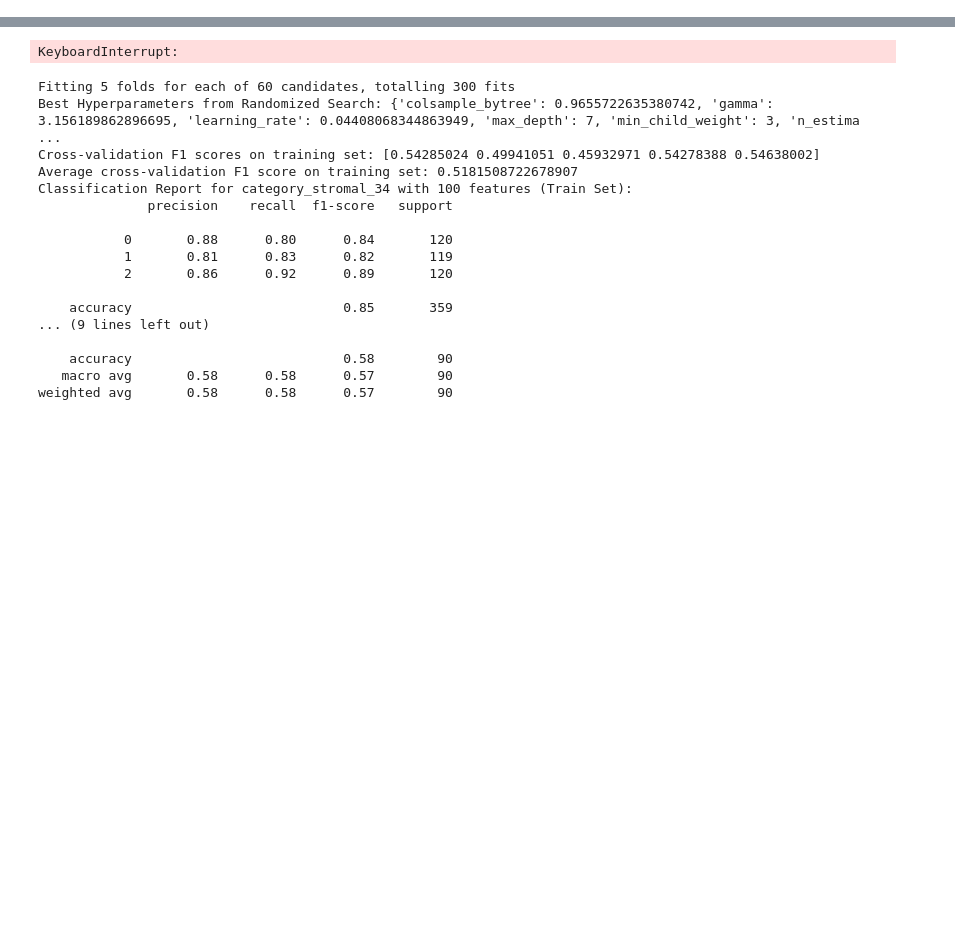
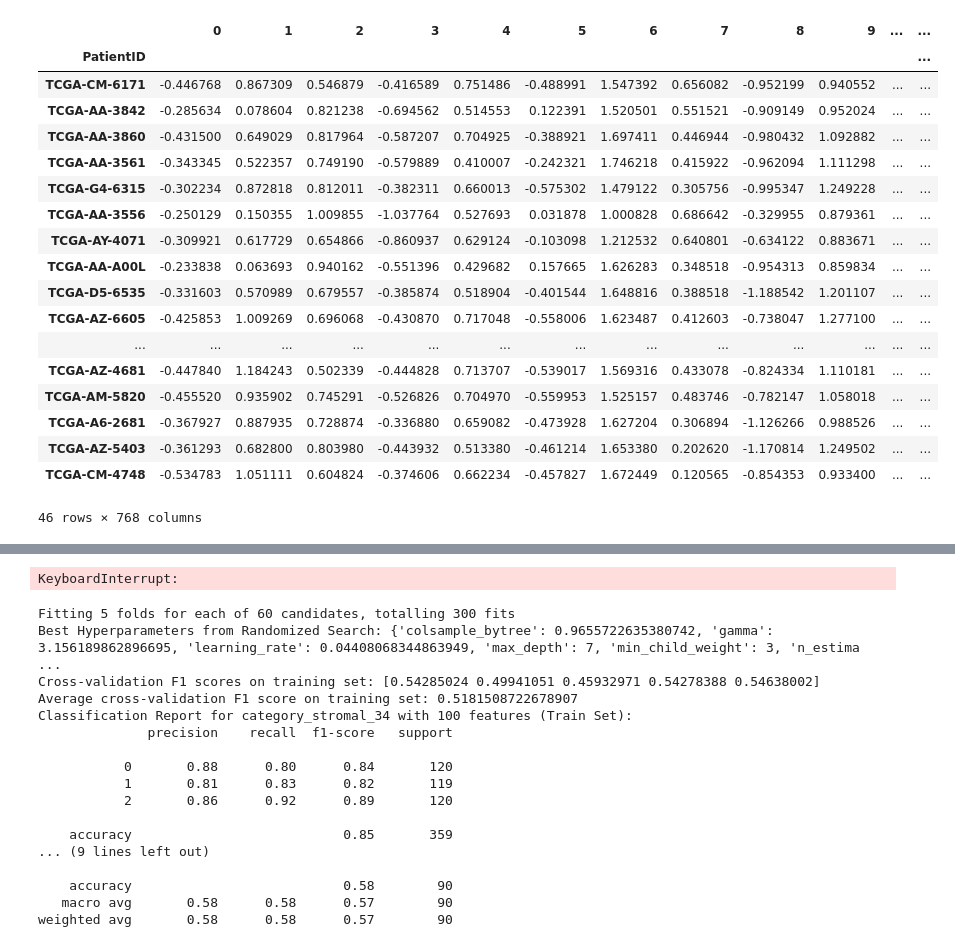
Before and after one commit to pikapika-qiu/CRC_image, a Jupyter notebook: xgboost_classifier.ipynb, the cells around one changed output, grey strips where cells are left out. Cells and saved outputs as stored; diff of their text form; code cells hidden in the pictures; blank space fills up the shorter version.

```diff
--- a/xgboost_classifier.ipynb
+++ b/xgboost_classifier.ipynb
@@ -12,0 +30,24 @@ data = data.drop(data.columns[-2:], axis=1)
+# %%
+# randomly select 10% of the data samples to store
+data_sample = data.sample(frac=0.1, random_state=0)
+data_sample
+# %% [output]
+|  | 0 | 1 | 2 | 3 | 4 | 5 | 6 | 7 | 8 | 9 | ... | ... |
+| PatientID |  |  |  |  |  |  |  |  |  |  |  | ... |
+| TCGA-CM-6171 | -0.446768 | 0.867309 | 0.546879 | -0.416589 | 0.751486 | -0.488991 | 1.547392 | 0.656082 | -0.952199 | 0.940552 | ... | ... |
+| TCGA-AA-3842 | -0.285634 | 0.078604 | 0.821238 | -0.694562 | 0.514553 | 0.122391 | 1.520501 | 0.551521 | -0.909149 | 0.952024 | ... | ... |
+| TCGA-AA-3860 | -0.431500 | 0.649029 | 0.817964 | -0.587207 | 0.704925 | -0.388921 | 1.697411 | 0.446944 | -0.980432 | 1.092882 | ... | ... |
+| TCGA-AA-3561 | -0.343345 | 0.522357 | 0.749190 | -0.579889 | 0.410007 | -0.242321 | 1.746218 | 0.415922 | -0.962094 | 1.111298 | ... | ... |
+| TCGA-G4-6315 | -0.302234 | 0.872818 | 0.812011 | -0.382311 | 0.660013 | -0.575302 | 1.479122 | 0.305756 | -0.995347 | 1.249228 | ... | ... |
+| TCGA-AA-3556 | -0.250129 | 0.150355 | 1.009855 | -1.037764 | 0.527693 | 0.031878 | 1.000828 | 0.686642 | -0.329955 | 0.879361 | ... | ... |
+| TCGA-AY-4071 | -0.309921 | 0.617729 | 0.654866 | -0.860937 | 0.629124 | -0.103098 | 1.212532 | 0.640801 | -0.634122 | 0.883671 | ... | ... |
+| TCGA-AA-A00L | -0.233838 | 0.063693 | 0.940162 | -0.551396 | 0.429682 | 0.157665 | 1.626283 | 0.348518 | -0.954313 | 0.859834 | ... | ... |
+| TCGA-D5-6535 | -0.331603 | 0.570989 | 0.679557 | -0.385874 | 0.518904 | -0.401544 | 1.648816 | 0.388518 | -1.188542 | 1.201107 | ... | ... |
+| TCGA-AZ-6605 | -0.425853 | 1.009269 | 0.696068 | -0.430870 | 0.717048 | -0.558006 | 1.623487 | 0.412603 | -0.738047 | 1.277100 | ... | ... |
+| ... | ... | ... | ... | ... | ... | ... | ... | ... | ... | ... | ... | ... |
+| TCGA-AZ-4681 | -0.447840 | 1.184243 | 0.502339 | -0.444828 | 0.713707 | -0.539017 | 1.569316 | 0.433078 | -0.824334 | 1.110181 | ... | ... |
+| TCGA-AM-5820 | -0.455520 | 0.935902 | 0.745291 | -0.526826 | 0.704970 | -0.559953 | 1.525157 | 0.483746 | -0.782147 | 1.058018 | ... | ... |
+| TCGA-A6-2681 | -0.367927 | 0.887935 | 0.728874 | -0.336880 | 0.659082 | -0.473928 | 1.627204 | 0.306894 | -1.126266 | 0.988526 | ... | ... |
+| TCGA-AZ-5403 | -0.361293 | 0.682800 | 0.803980 | -0.443932 | 0.513380 | -0.461214 | 1.653380 | 0.202620 | -1.170814 | 1.249502 | ... | ... |
+| TCGA-CM-4748 | -0.534783 | 1.051111 | 0.604824 | -0.374606 | 0.662234 | -0.457827 | 1.672449 | 0.120565 | -0.854353 | 0.933400 | ... | ... |
+46 rows × 768 columns
```
Also changed, not shown: parts of 5 cells of this notebook, 3 other files.
